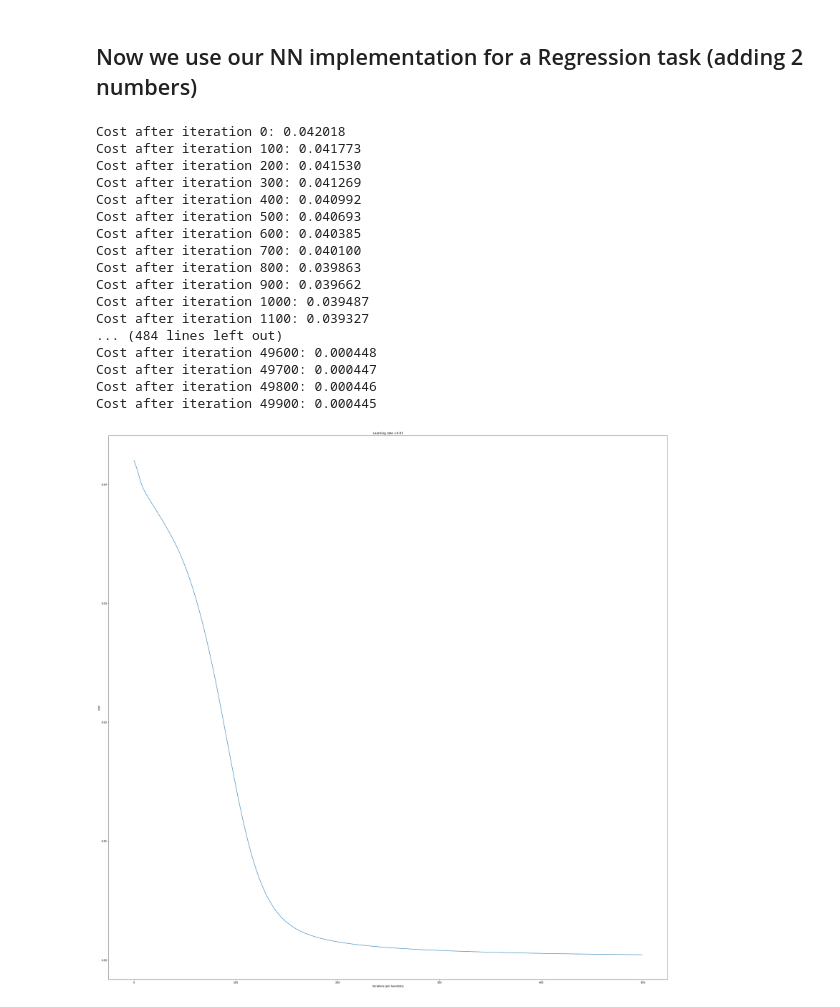
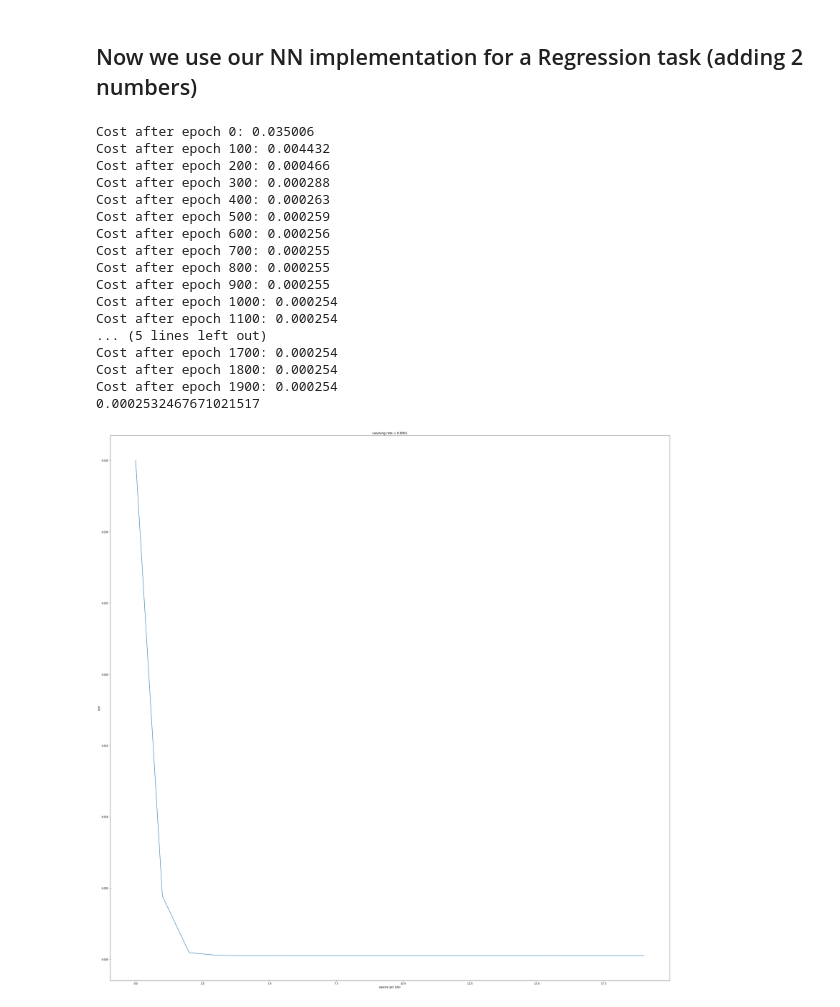
Before and after one commit to simonme42/ANN_experiments, a Jupyter notebook: ANN_from_scratch_V2.ipynb, the cells around one changed output. Cells and saved outputs as stored; diff of their text form; code cells hidden in the pictures.

```diff
--- a/ANN_from_scratch_V2.ipynb
+++ b/ANN_from_scratch_V2.ipynb
@@ -719,26 +709,26 @@ def create_mse_data(low, high, m, train_test_split=0.2):
 
 layers_dims_mse = [mse_X_train.shape[0],5,4,1]
 # %%
-parameters = train_model(mse_X_train, mse_Y_train, layers_dims_mse, num_iterations = 50000, print_cost = True, loss="mse", learning_rate = 0.01)
+parameters = train_model(mse_X_train, mse_Y_train, layers_dims_mse, num_epochs = 2000, print_cost = True, loss="mse", learning_rate = 0.0001, optimizer="Adam")
 # %% [output]
-Cost after iteration 0: 0.042018
-Cost after iteration 100: 0.041773
-Cost after iteration 200: 0.041530
-Cost after iteration 300: 0.041269
-Cost after iteration 400: 0.040992
-Cost after iteration 500: 0.040693
-Cost after iteration 600: 0.040385
-Cost after iteration 700: 0.040100
-Cost after iteration 800: 0.039863
-Cost after iteration 900: 0.039662
-Cost after iteration 1000: 0.039487
-Cost after iteration 1100: 0.039327
-... (484 lines left out)
-Cost after iteration 49600: 0.000448
-Cost after iteration 49700: 0.000447
-Cost after iteration 49800: 0.000446
-Cost after iteration 49900: 0.000445
+Cost after epoch 0: 0.035006
+Cost after epoch 100: 0.004432
+Cost after epoch 200: 0.000466
+Cost after epoch 300: 0.000288
+Cost after epoch 400: 0.000263
+Cost after epoch 500: 0.000259
+Cost after epoch 600: 0.000256
+Cost after epoch 700: 0.000255
+Cost after epoch 800: 0.000255
+Cost after epoch 900: 0.000255
+Cost after epoch 1000: 0.000254
+Cost after epoch 1100: 0.000254
+... (5 lines left out)
+Cost after epoch 1700: 0.000254
+Cost after epoch 1800: 0.000254
+Cost after epoch 1900: 0.000254
+0.0002532467671021517
-[figure, old version]
+[figure, new version]
 # %%
 pred_train = predict(mse_X_train, mse_Y_train, parameters, loss="mse")
 
```
Also changed, not shown: parts of 7 cells of this notebook.
